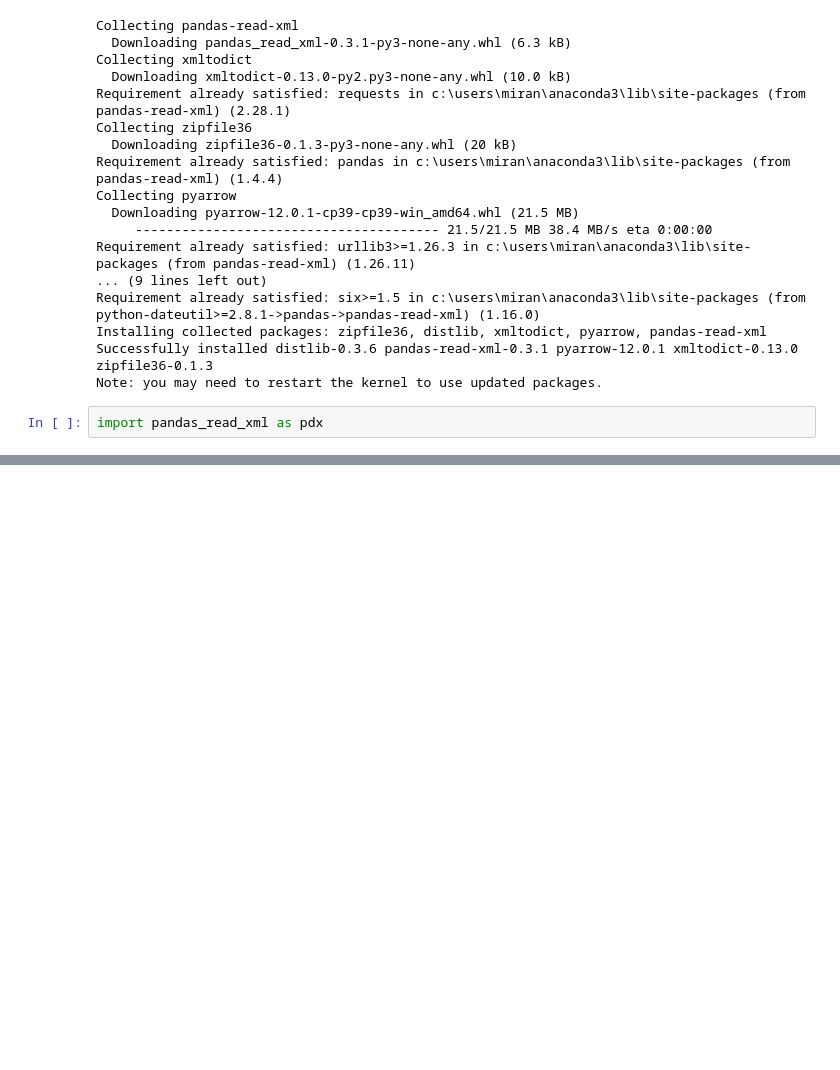
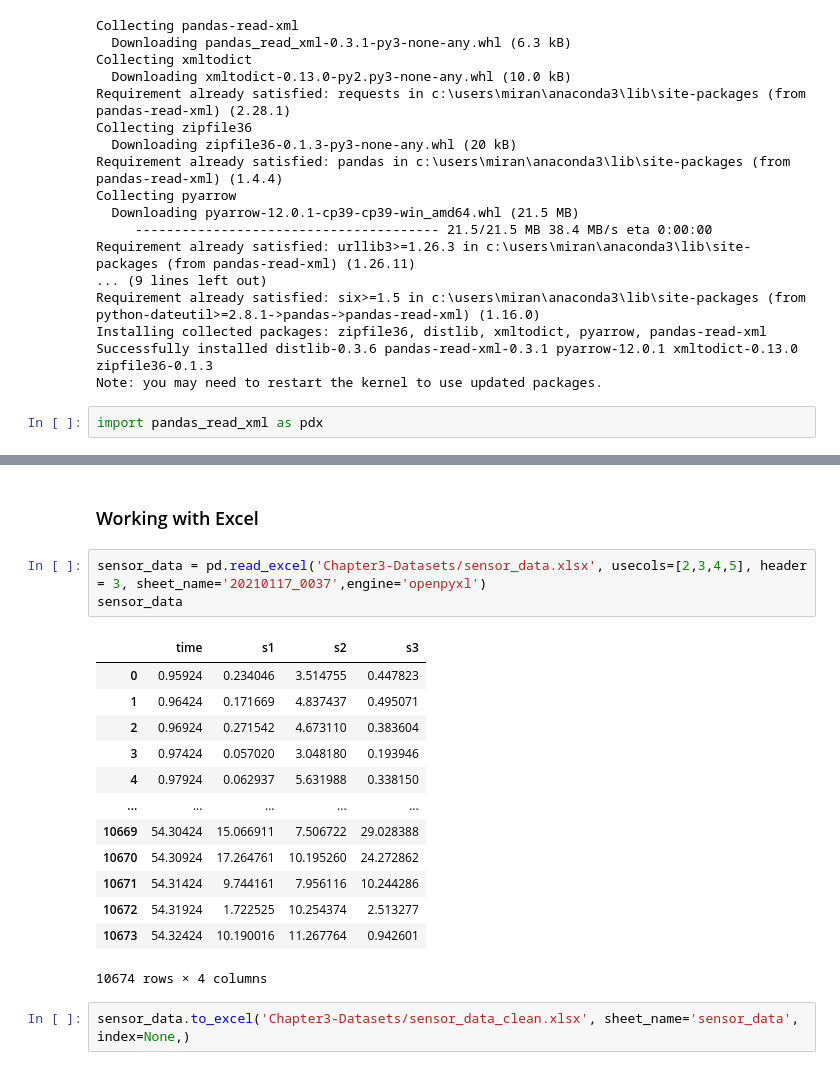
Before and after one commit to mlhudson1/CIDM4310-70_Pandas, a Jupyter notebook: Chapter3.ipynb, the cells around one changed output, grey strips where cells are left out. Cells and saved outputs as stored; diff of their text form; blank space fills up the shorter version.

Commit message:
Ch.3 - Working with Excel

```diff
--- a/Chapter3.ipynb
+++ b/Chapter3.ipynb
@@ -300,0 +315,21 @@ pdx.read_xml('https://data.cityofnewyork.us/api/views/825b-niea/rows.xml?accessT
+# %% [markdown]
+### Working with Excel
+# %%
+sensor_data = pd.read_excel('Chapter3-Datasets/sensor_data.xlsx', usecols=[2,3,4,5], header = 3, sheet_name='20210117_0037',engine='openpyxl')
+sensor_data
+# %% [output]
+|  | time | s1 | s2 | s3 |
+| 0 | 0.95924 | 0.234046 | 3.514755 | 0.447823 |
+| 1 | 0.96424 | 0.171669 | 4.837437 | 0.495071 |
+| 2 | 0.96924 | 0.271542 | 4.673110 | 0.383604 |
+| 3 | 0.97424 | 0.057020 | 3.048180 | 0.193946 |
+| 4 | 0.97924 | 0.062937 | 5.631988 | 0.338150 |
+| ... | ... | ... | ... | ... |
+| 10669 | 54.30424 | 15.066911 | 7.506722 | 29.028388 |
+| 10670 | 54.30924 | 17.264761 | 10.195260 | 24.272862 |
+| 10671 | 54.31424 | 9.744161 | 7.956116 | 10.244286 |
+| 10672 | 54.31924 | 1.722525 | 10.254374 | 2.513277 |
+| 10673 | 54.32424 | 10.190016 | 11.267764 | 0.942601 |
+10674 rows × 4 columns
+# %%
+sensor_data.to_excel('Chapter3-Datasets/sensor_data_clean.xlsx', sheet_name='sensor_data', index=None,)
```
Also changed, not shown: parts of 1 cell of this notebook, 1 other file.
